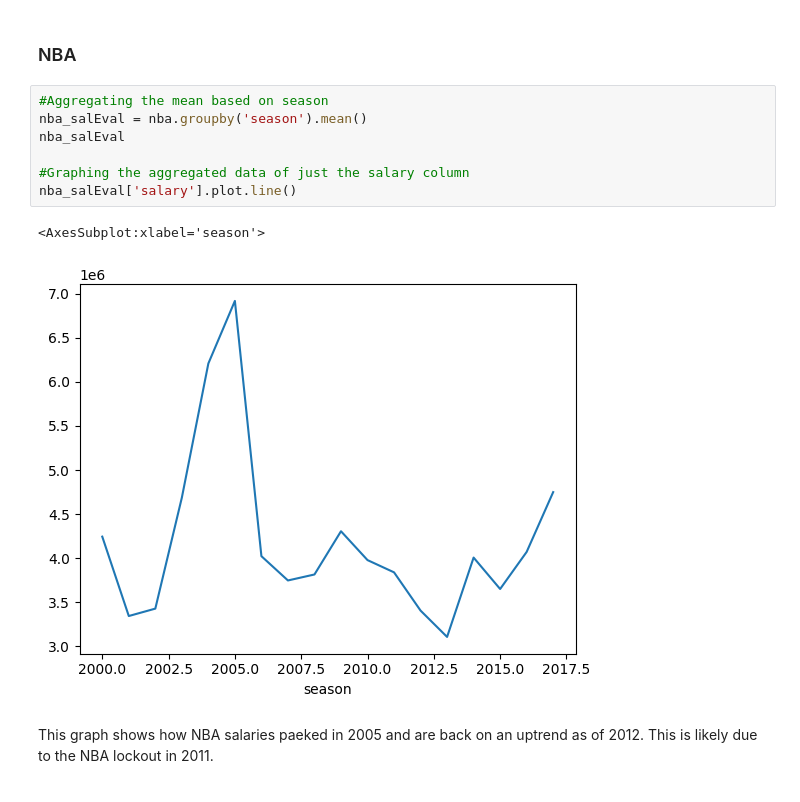
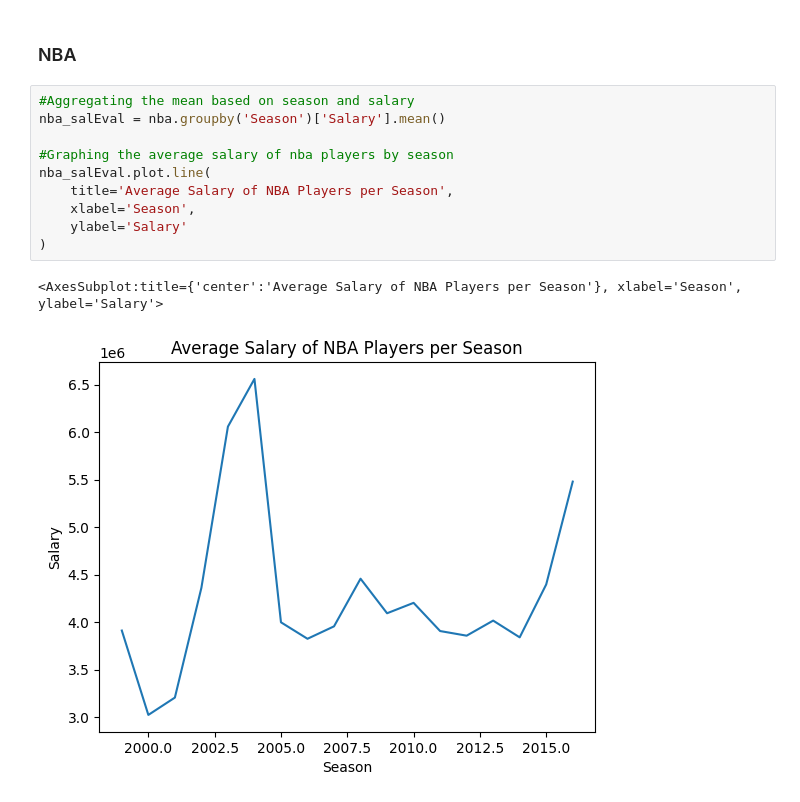
Before and after one commit to stevensryanw/stevensryanw.github.io, a Jupyter notebook: main.ipynb, the cells around one changed output. Drawn from its saved outputs; the diff is of its cells as text.

```diff
--- a/main.ipynb
+++ b/main.ipynb
@@ -269,14 +463,15 @@ nfl_grouped['Yards Per Int'].plot.line(
 # %% [markdown]
 ### NBA
 # %%
-#Aggregating the mean based on season
-nba_salEval = nba.groupby('season').mean()
-nba_salEval
+#Aggregating the mean based on season and salary
+nba_salEval = nba.groupby('Season')['Salary'].mean()
 
-#Graphing the aggregated data of just the salary column
-nba_salEval['salary'].plot.line()
+#Graphing the average salary of nba players by season
+nba_salEval.plot.line(
+    title='Average Salary of NBA Players per Season',
+    xlabel='Season',
+    ylabel='Salary'
+)
 # %% [output]
-<AxesSubplot:xlabel='season'>
+<AxesSubplot:title={'center':'Average Salary of NBA Players per Season'}, xlabel='Season', ylabel='Salary'>
-[figure, old version]
+[figure, new version]
-# %% [markdown]
-This graph shows how NBA salaries paeked in 2005 and are back on an uptrend as of 2012. This is likely due to the NBA lockout in 2011.
```
Also changed, not shown: parts of 21 cells of this notebook, 40 other files.
